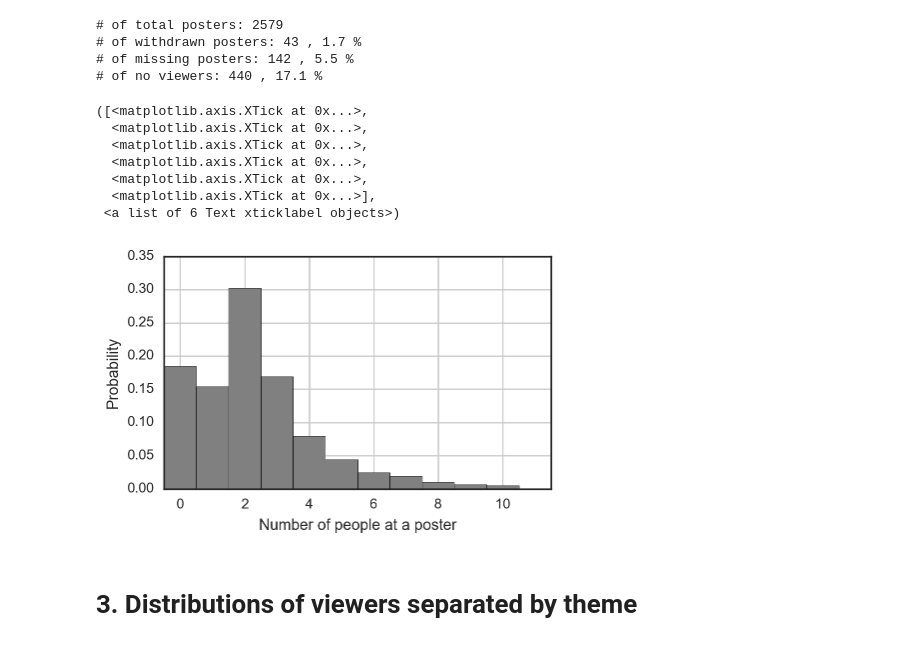
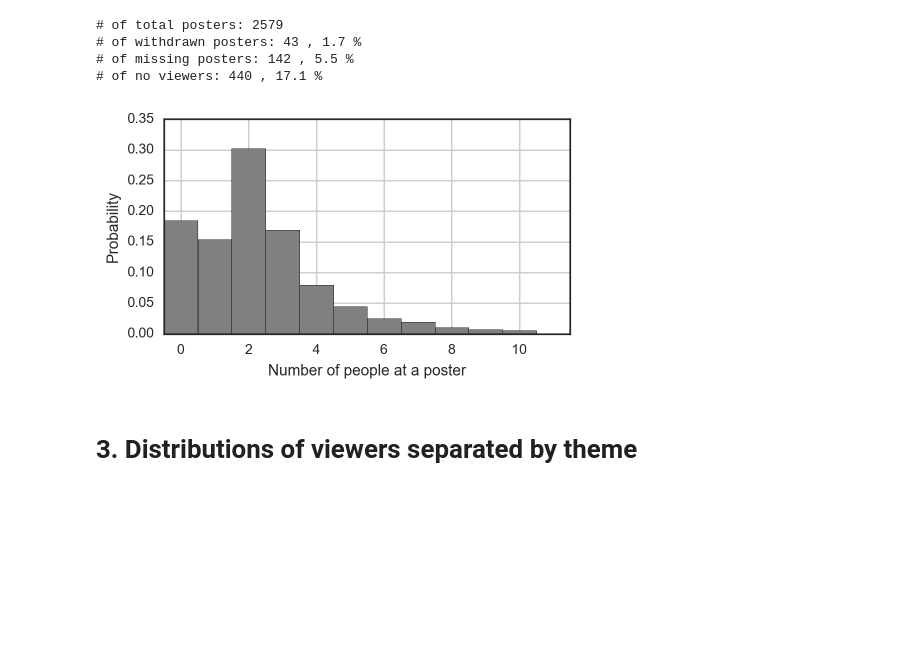
Before and after one commit to srcole/qwm, a Jupyter notebook: sfn/Poster viewer distribution by SfN theme.ipynb, the cells around one changed output. Saved outputs shown, nothing was run; the diff lists cells and outputs as text; code cells hidden in the pictures; blank space fills up the shorter version.

```diff
--- a/sfn/Poster viewer distribution by SfN theme.ipynb
+++ b/sfn/Poster viewer distribution by SfN theme.ipynb
@@ -60,20 +60,15 @@ df[key_N] = df[key_N].astype(int)
 # %%
 plt.figure(figsize=(5,3))
 bins = range(12)
 df.hist(key_N,bins=bins,ax=plt.gca(),normed=True,color='.5')
 plt.xlabel('Number of people at a poster')
 plt.ylabel('Probability')
 plt.title('')
 plt.xticks(np.arange(0.5,11.5,2),np.arange(0,11,2))
+plt.tight_layout()
+plt.savefig('C:/gh/fig/sfn/viewerdist_all')
 # %% [output]
-([<matplotlib.axis.XTick at 0x...>,
-  <matplotlib.axis.XTick at 0x...>,
-  <matplotlib.axis.XTick at 0x...>,
-  <matplotlib.axis.XTick at 0x...>,
-  <matplotlib.axis.XTick at 0x...>,
-  <matplotlib.axis.XTick at 0x...>],
- <a list of 6 Text xticklabel objects>)
-[figure, old version]
+[figure, new version]
 # %% [markdown]
 # 3. Distributions of viewers separated by theme
 # %%
```
